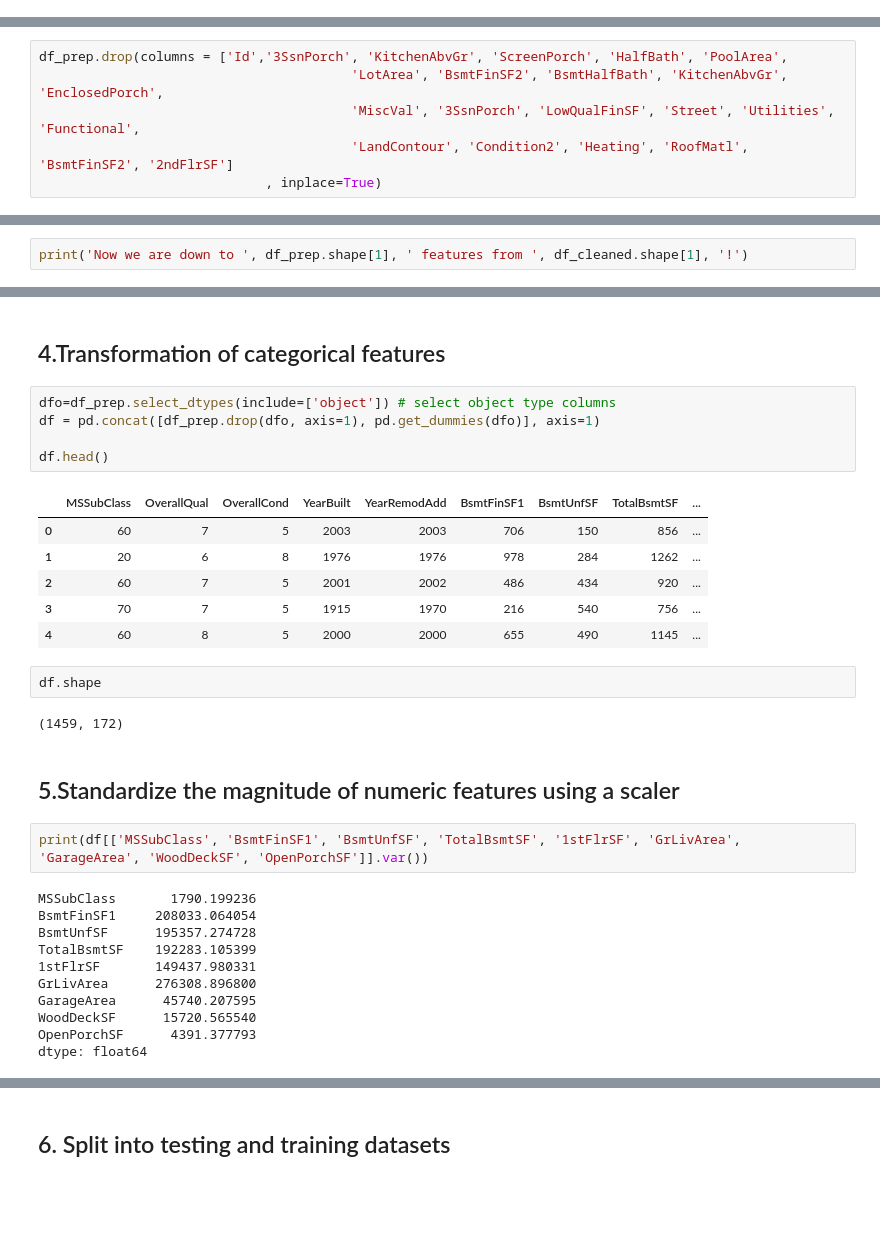
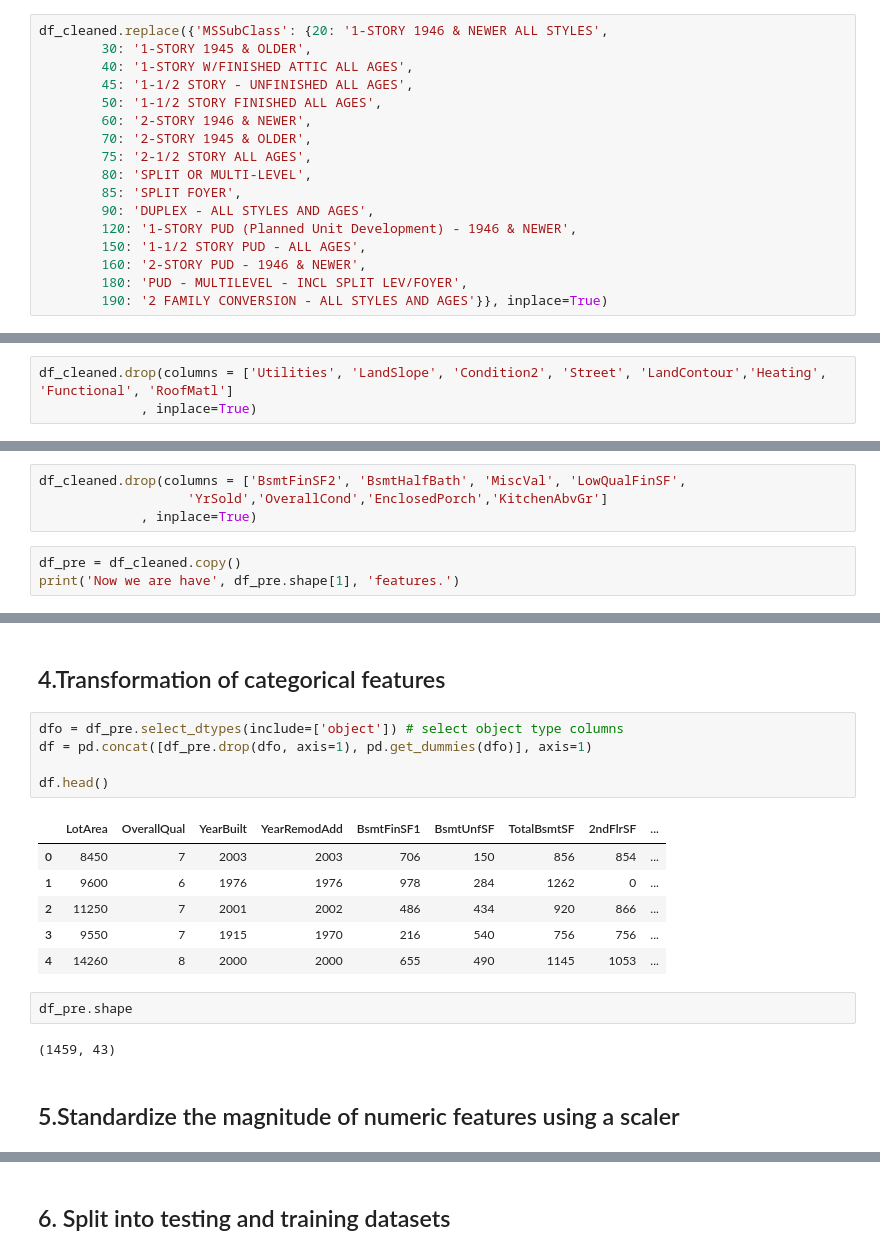
Before and after one commit to tw1107/Springboard-Capstone-House-Price, a Jupyter notebook: notebook/03_Pre-processing & Training Data Development.ipynb, the cells around one changed output, grey strips where cells are left out. Cells and saved outputs as stored; diff of their text form; blank space fills up the shorter version.

```diff
--- a/notebook/03_Pre-processing & Training Data Development.ipynb
+++ b/notebook/03_Pre-processing & Training Data Development.ipynb
@@ -114,0 +90,17 @@ df_prep.shape
+# %%
+df_cleaned.replace({'MSSubClass': {20: '1-STORY 1946 & NEWER ALL STYLES',
+        30: '1-STORY 1945 & OLDER',
+        40: '1-STORY W/FINISHED ATTIC ALL AGES',
+        45: '1-1/2 STORY - UNFINISHED ALL AGES',
+        50: '1-1/2 STORY FINISHED ALL AGES',
+        60: '2-STORY 1946 & NEWER',
+        70: '2-STORY 1945 & OLDER',
+        75: '2-1/2 STORY ALL AGES',
+        80: 'SPLIT OR MULTI-LEVEL',
+        85: 'SPLIT FOYER',
+        90: 'DUPLEX - ALL STYLES AND AGES',
+        120: '1-STORY PUD (Planned Unit Development) - 1946 & NEWER',
+        150: '1-1/2 STORY PUD - ALL AGES',
+        160: '2-STORY PUD - 1946 & NEWER',
+        180: 'PUD - MULTILEVEL - INCL SPLIT LEV/FOYER',
+        190: '2 FAMILY CONVERSION - ALL STYLES AND AGES'}}, inplace=True)
@@ -115,6 +230,3 @@ df_prep.shape
 # %%
-df_prep.drop(columns = ['Id','3SsnPorch', 'KitchenAbvGr', 'ScreenPorch', 'HalfBath', 'PoolArea',
-                                        'LotArea', 'BsmtFinSF2', 'BsmtHalfBath', 'KitchenAbvGr', 'EnclosedPorch',
-                                        'MiscVal', '3SsnPorch', 'LowQualFinSF', 'Street', 'Utilities', 'Functional',
-                                        'LandContour', 'Condition2', 'Heating', 'RoofMatl', 'BsmtFinSF2', '2ndFlrSF']
-                             , inplace=True)
+df_cleaned.drop(columns = ['Utilities', 'LandSlope', 'Condition2', 'Street', 'LandContour','Heating', 'Functional', 'RoofMatl']
+             , inplace=True)
@@ -121,3 +278,8 @@ df_prep.drop(columns = ['Id','3SsnPorch', 'KitchenAbvGr', 'ScreenPorch', 'HalfBa
+# %%
+df_cleaned.drop(columns = ['BsmtFinSF2', 'BsmtHalfBath', 'MiscVal', 'LowQualFinSF',
+                   'YrSold','OverallCond','EnclosedPorch','KitchenAbvGr']
+             , inplace=True)
 # %%
-print('Now we are down to ', df_prep.shape[1], ' features from ', df_cleaned.shape[1], '!')
+df_pre = df_cleaned.copy()
+print('Now we are have', df_pre.shape[1], 'features.')
 # %% [output]
@@ -125,36 +296,23 @@ Now we are down to  43  features from  63 !
 # %% [markdown]
 ## 4.Transformation of categorical features
 # %%
-dfo=df_prep.select_dtypes(include=['object']) # select object type columns
-df = pd.concat([df_prep.drop(dfo, axis=1), pd.get_dummies(dfo)], axis=1)
+dfo = df_pre.select_dtypes(include=['object']) # select object type columns
+df = pd.concat([df_pre.drop(dfo, axis=1), pd.get_dummies(dfo)], axis=1)
 
 df.head()
 # %% [output]
-|  | MSSubClass | OverallQual | OverallCond | YearBuilt | YearRemodAdd | BsmtFinSF1 | BsmtUnfSF | TotalBsmtSF | ... |
-| 0 | 60 | 7 | 5 | 2003 | 2003 | 706 | 150 | 856 | ... |
-| 1 | 20 | 6 | 8 | 1976 | 1976 | 978 | 284 | 1262 | ... |
-| 2 | 60 | 7 | 5 | 2001 | 2002 | 486 | 434 | 920 | ... |
-| 3 | 70 | 7 | 5 | 1915 | 1970 | 216 | 540 | 756 | ... |
-| 4 | 60 | 8 | 5 | 2000 | 2000 | 655 | 490 | 1145 | ... |
+|  | LotArea | OverallQual | YearBuilt | YearRemodAdd | BsmtFinSF1 | BsmtUnfSF | TotalBsmtSF | 2ndFlrSF | ... |
+| 0 | 8450 | 7 | 2003 | 2003 | 706 | 150 | 856 | 854 | ... |
+| 1 | 9600 | 6 | 1976 | 1976 | 978 | 284 | 1262 | 0 | ... |
+| 2 | 11250 | 7 | 2001 | 2002 | 486 | 434 | 920 | 866 | ... |
+| 3 | 9550 | 7 | 1915 | 1970 | 216 | 540 | 756 | 756 | ... |
+| 4 | 14260 | 8 | 2000 | 2000 | 655 | 490 | 1145 | 1053 | ... |
 # %%
-df.shape
+df_pre.shape
 # %% [output]
-(1459, 172)
+(1459, 43)
 # %% [markdown]
 ## 5.Standardize the magnitude of numeric features using a scaler
-# %%
-print(df[['MSSubClass', 'BsmtFinSF1', 'BsmtUnfSF', 'TotalBsmtSF', '1stFlrSF', 'GrLivArea', 'GarageArea', 'WoodDeckSF', 'OpenPorchSF']].var())
-# %% [output]
-MSSubClass       1790.199236
-BsmtFinSF1     208033.064054
-BsmtUnfSF      195357.274728
-TotalBsmtSF    192283.105399
-1stFlrSF       149437.980331
-GrLivArea      276308.896800
-GarageArea      45740.207595
-WoodDeckSF      15720.565540
-OpenPorchSF      4391.377793
-dtype: float64
 # %%
 # Import StandardScaler
 from sklearn.preprocessing import StandardScaler
```
Also changed, not shown: parts of 34 cells of this notebook.
